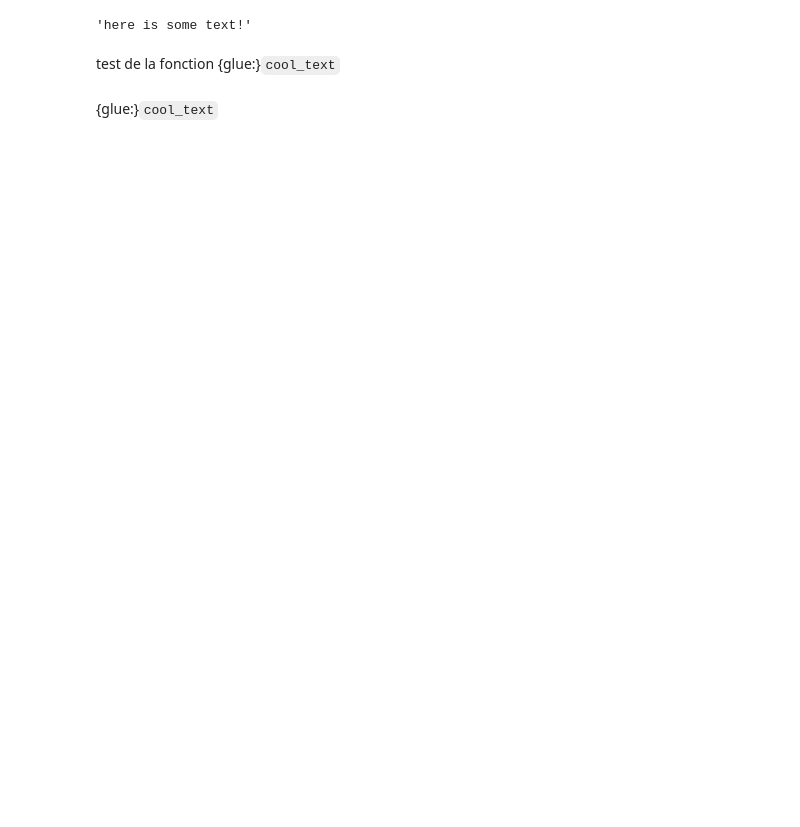
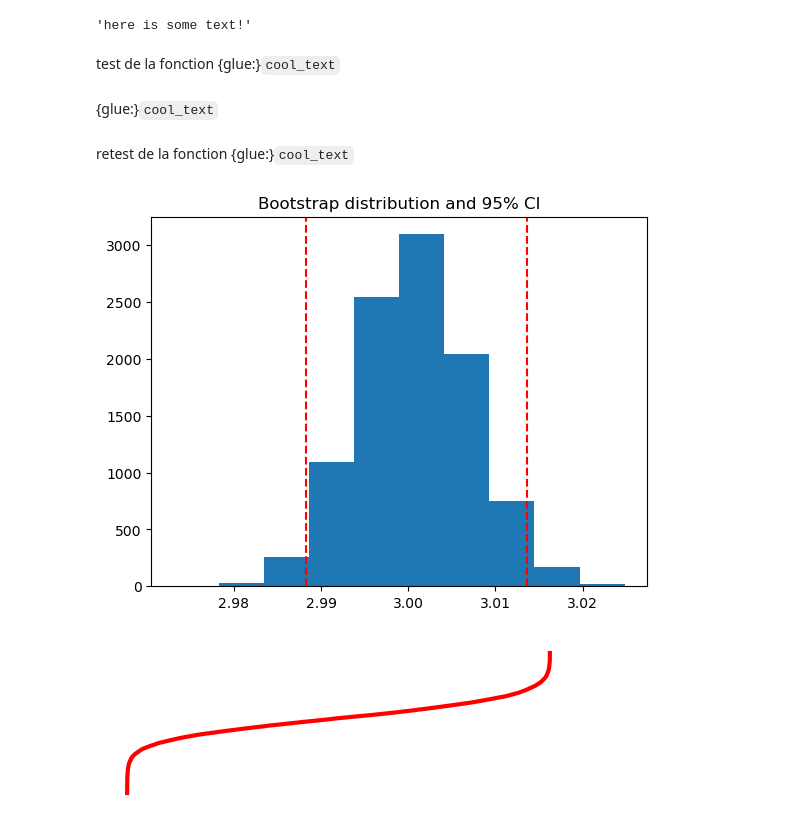
Before and after one commit to Dibokadib/portfolio_meca, a Jupyter notebook: _sources/projet1.ipynb, the cells around one changed output. Saved outputs shown, nothing was run; the diff lists cells and outputs as text; code cells hidden in the pictures; blank space fills up the shorter version.

```diff
--- a/_sources/projet1.ipynb
+++ b/_sources/projet1.ipynb
@@ -123,0 +124,37 @@ test de la fonction {glue:}`cool_text`
+# %% [markdown]
+retest de la fonction {glue:}`cool_text`
+# %%
+# Simulate some data and bootstrap the mean of the data
+import numpy as np
+np.set_printoptions(legacy="1.25")
+
+import pandas as pd
+import matplotlib.pyplot as plt
+
+n_points = 10000
+n_boots = 1000
+mean, sd = (3, .2)
+data = sd*np.random.randn(n_points) + mean
+bootstrap_indices = np.random.randint(0, n_points, n_points*n_boots).reshape((n_boots, n_points))
+# %%
+# Calculate the mean of a bunch of random samples
+means = data[bootstrap_indices].mean(0)
+# Calculate the 95% confidence interval for the mean
+clo, chi = np.percentile(means, [2.5, 97.5])
+# %%
+import matplotlib.pyplot as plt
+import numpy
+# Visualize the histogram with the intervals
+fig, ax = plt.subplots()
+ax.hist(means)
+for ln in [clo, chi]:
+    ax.axvline(ln, ls='--', c='r')
+ax.set_title("Bootstrap distribution and 95% CI")
+
+# And a wider figure to show a timeseries
+fig2, ax = plt.subplots(figsize=(6, 2))
+ax.plot(np.sort(means), lw=3, c='r')
+ax.set_axis_off()
+# %% [output]
+[figure, added]
+[figure, added]
```
Also changed, not shown: parts of 4 cells of this notebook, 4 other files.
